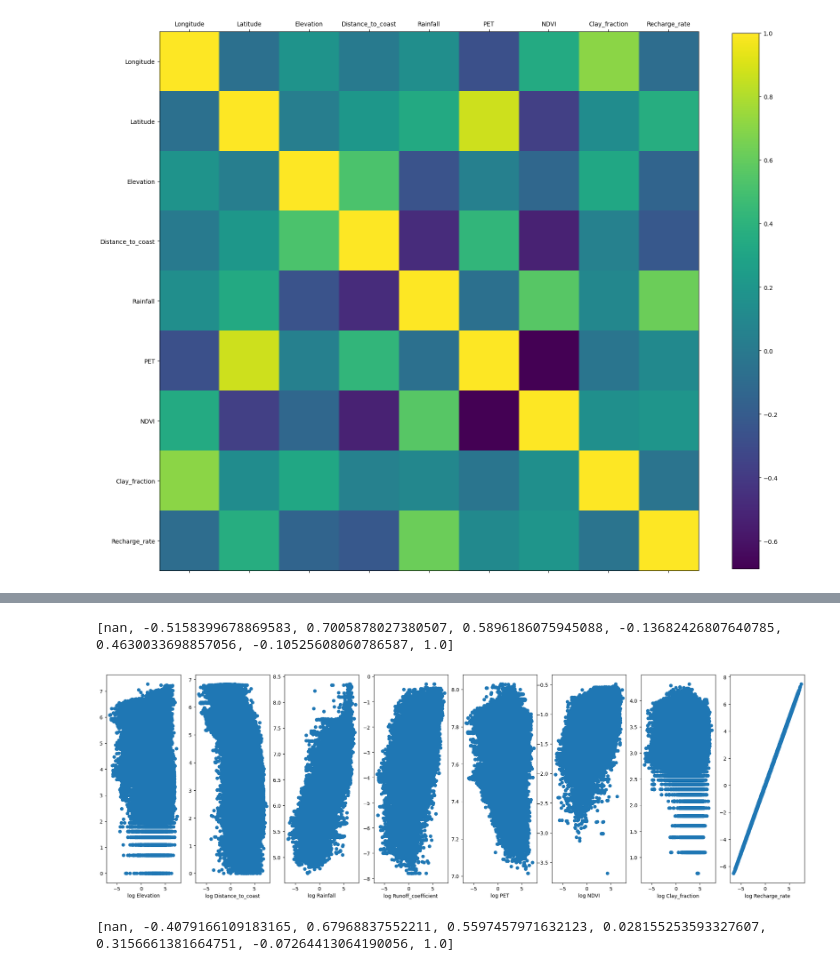
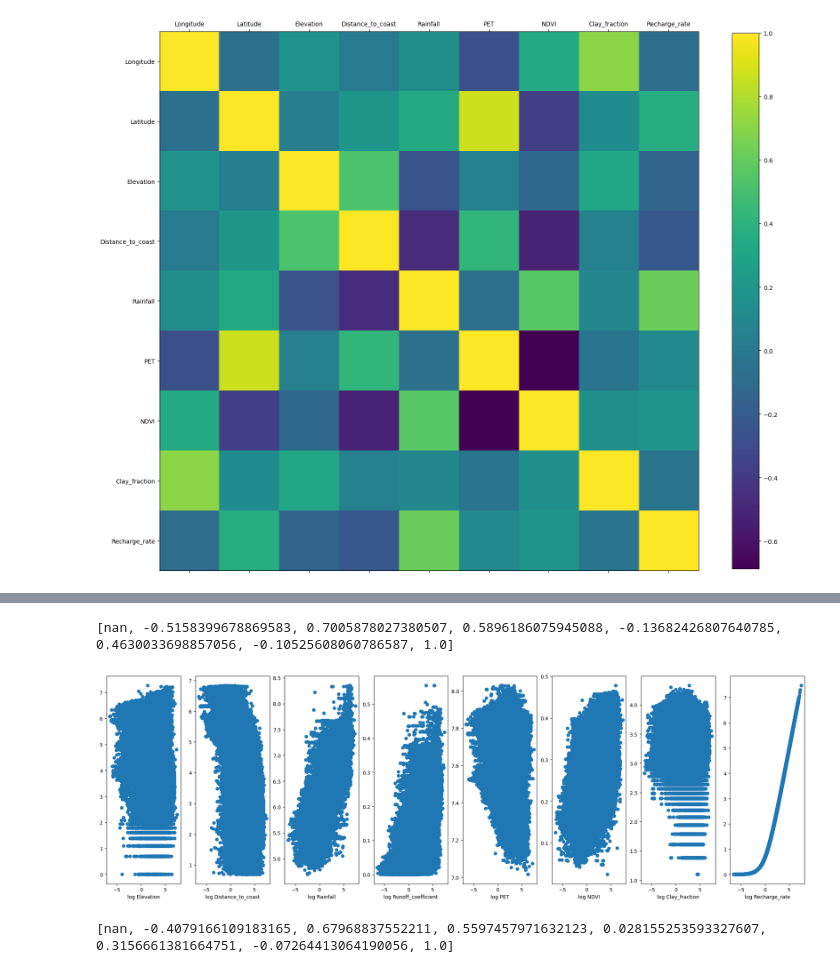
Before and after one commit to Matei-Stoica-Uni/Capstone-Case-Study---Australia, a Jupyter notebook: AUS_gw_recharge_capstonecasestudy.ipynb, the cells around one changed output, grey strips where cells are left out. Cells and saved outputs as stored; diff of their text form; code cells hidden in the pictures.

```diff
--- a/AUS_gw_recharge_capstonecasestudy.ipynb
+++ b/AUS_gw_recharge_capstonecasestudy.ipynb
@@ -287,16 +288,16 @@ for i in range(len(columns)):
 # %%
 fig, ax = plt.subplots(ncols=8, figsize=(25,7.5))
 corrs=[]
 for i in range(len(columns)):
     ax[i].scatter(
         np.log(boredata_vars['Recharge_rate']),
-        np.log(boredata_vars[columns[i]]))
+        np.log(boredata_vars[columns[i]]+1))
     ax[i].set_xlabel('log ' + columns[i])
     corrs.append(float(stats.pearsonr(np.log(boredata_vars['Recharge_rate']),np.log(boredata_vars[columns[i]]))[0]))
 print(corrs)
 # %% [output]
 [nan, -0.5158399678869583, 0.7005878027380507, 0.5896186075945088, -0.13682426807640785, 0.4630033698857056, -0.10525608060786587, 1.0]
-[figure, old version]
+[figure, new version]
 # %%
 fig, ax = plt.subplots(ncols=8, figsize=(25,7.5))
 corrs=[]
```
Also changed, not shown: parts of 10 cells of this notebook.
